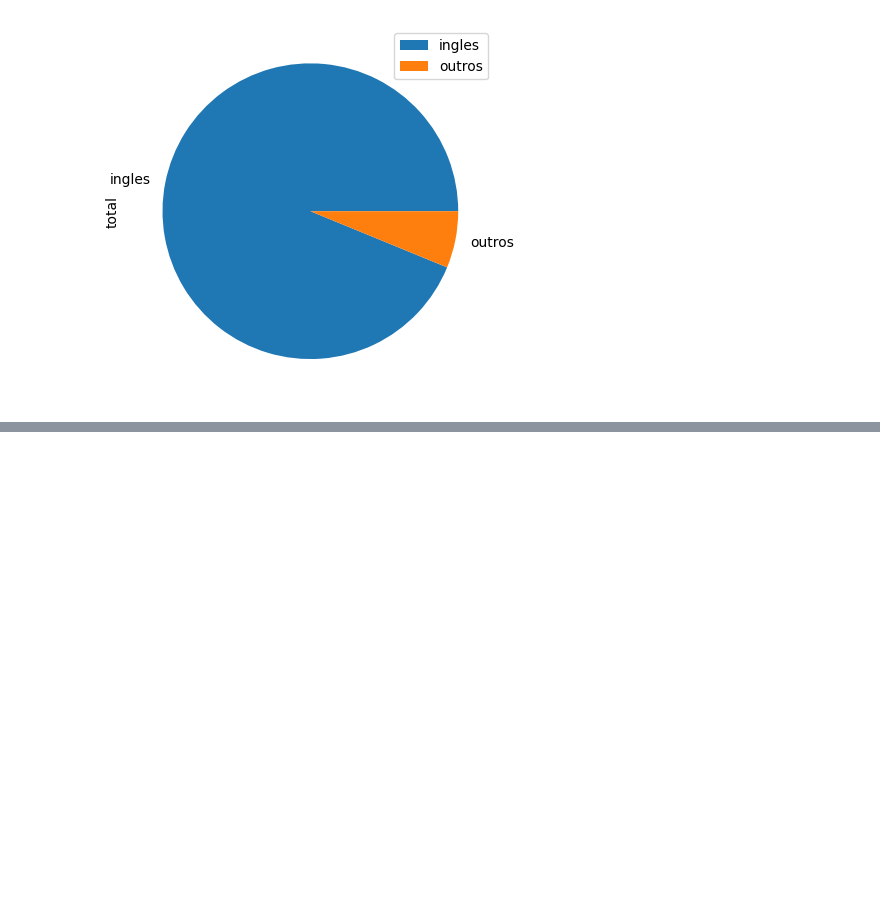
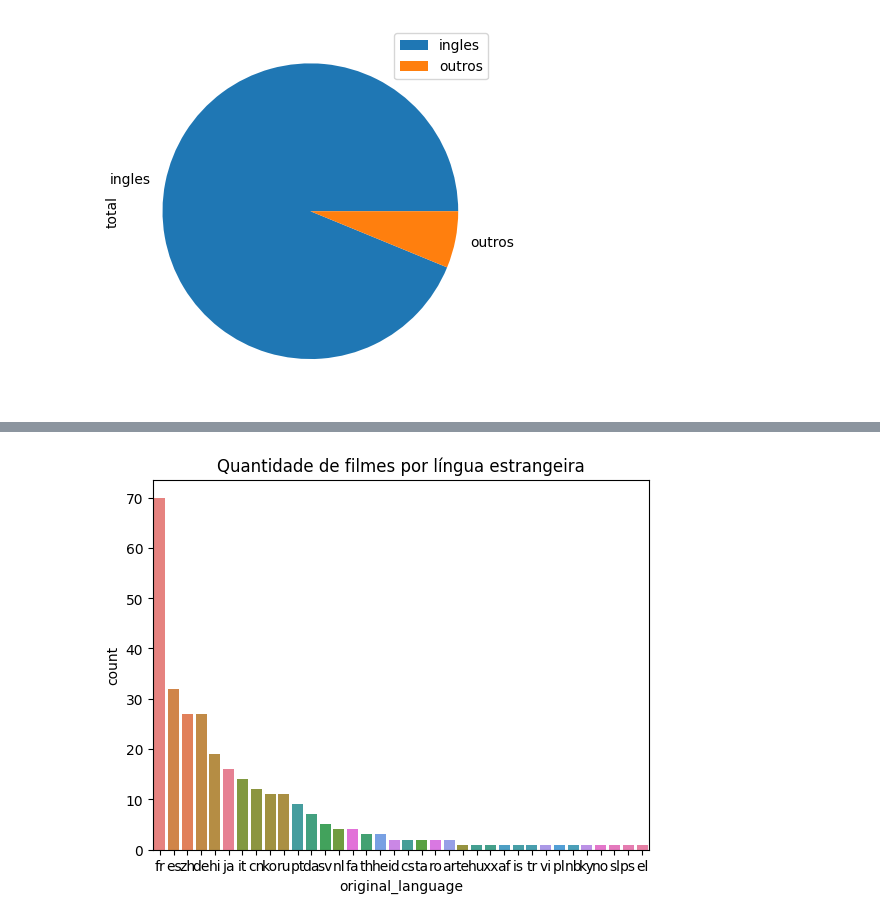
Before and after one commit to MatheusFVieira/Curso_DataScience, a Jupyter notebook: introducao_data_science.ipynb, the cells around one changed output, grey strips where cells are left out. Cells and saved outputs as stored; diff of their text form; code cells hidden in the pictures; blank space fills up the shorter version.

```diff
--- a/introducao_data_science.ipynb
+++ b/introducao_data_science.ipynb
@@ -332,3 +311,6 @@ dados.plot(kind="pie", labels=dados["lingua"], y="total")
 # %% [output]
 <Axes: ylabel='total'>
 [figure]
+# %%
+total_de_outros_filmes_por_lingua = tmdb.query("original_language != 'en'")["original_language"].value_counts()
+total_de_outros_filmes_por_lingua.head()
@@ -334,0 +332,9 @@ dados.plot(kind="pie", labels=dados["lingua"], y="total")
+# %%
+sns.countplot(data=tmdb.query("original_language != 'en'"), x="original_language",
+order=total_de_outros_filmes_por_lingua.index,
+hue="original_language",)
+
+plt.title("Quantidade de filmes por língua estrangeira")
+plt.show()
+# %% [output]
+[figure, added]
```
Also changed, not shown: parts of 6 cells of this notebook.
